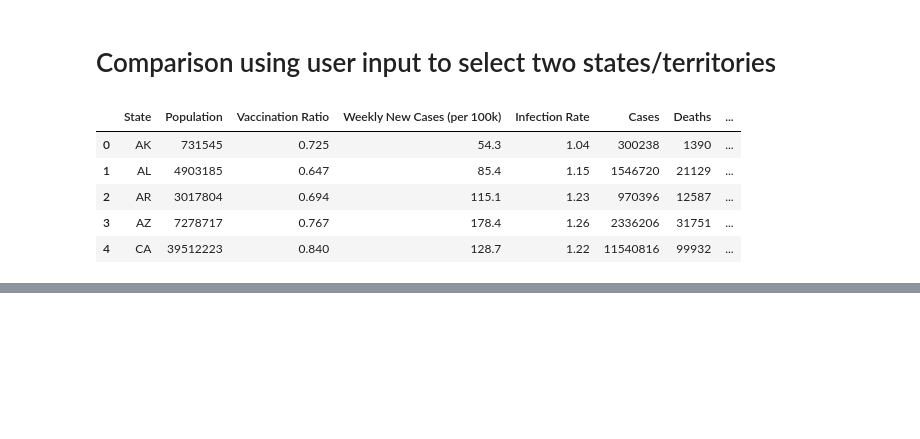
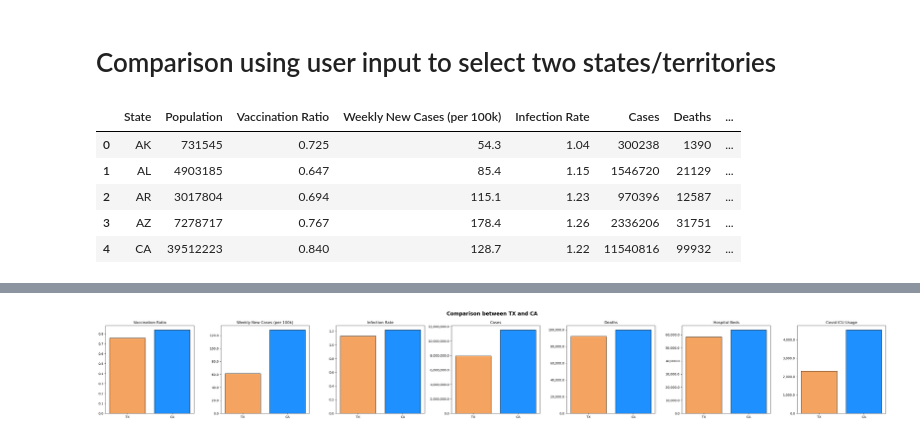
Before and after one commit to xCandy13/bootcamp-project1-healthcare, a Jupyter notebook: comparison.ipynb, the cells around one changed output, grey strips where cells are left out. Cells and saved outputs as stored; diff of their text form; code cells hidden in the pictures; blank space fills up the shorter version.

Commit message:
completed comparison analysis

```diff
--- a/comparison.ipynb
+++ b/comparison.ipynb
@@ -50,15 +81,0 @@ plt.show()
-# %%
-#compare ALL metrics for chosen states
-x = [state1, state2]
-y = [states_data.loc[states_data['State']==state1][column_name].values[0],states_data.loc[states_data['State']==state2][column_name].values[0]]
-
-#create visualization and set attributes
-plt.subplots()
-plt.figure(facecolor='white')
-plt.bar(x,y,edgecolor='black')
-plt.xlabel('States')
-plt.ylabel(column_name)
-initial_yticks = plt.gca().get_yticks()
-plt.gca().set_yticklabels(['{:,.0f}'.format(x) for x in initial_yticks])
-plt.title(f'{column_name} for {state1} and {state2}')
-plt.show()
@@ -64,0 +85,33 @@ plt.show()
+# %%
+#compare ALL metrics for chosen states
+x = [inputs[0], inputs[1]]
+column_index = 2
+
+#create visualization and set attributes
+tuple_axs = ('ax1','ax2','ax3','ax4','ax5','ax6','ax7')
+fig, tuple_axs = plt.subplots(1,7, sharex = True)
+fig.set_facecolor('white')
+fig.suptitle(f'Comparison between {inputs[0]} and {inputs[1]}', fontsize=16, fontweight='bold')
+fig.set_size_inches(35,5)
+
+# loop through all metrics and create a standardized plot for each
+for ax in tuple_axs:
+    #retrieve data for each metric
+    column_name = states_data.columns[column_index]
+    y = [states_data.loc[states_data['State']==inputs[0]][column_name].values[0],states_data.loc[states_data['State']==inputs[1]][column_name].values[0]]
+
+    #create plot, set attributes
+    ax.bar(x,y,edgecolor='black', color = ['sandybrown','dodgerblue'])
+    ax.set_ylabel = states_data.columns[column_index]
+    initial_yticks = ax.get_yticks()
+    ax.set_yticklabels(['{:,.1f}'.format(x) for x in initial_yticks])
+    ax.set_title(f'{column_name}')
+
+    #increment index tracker
+    column_index += 1
+
+#display graphic
+fig.tight_layout()
+plt.show()
+# %% [output]
+[figure, added]
```
Also changed, not shown: parts of 7 cells of this notebook.
